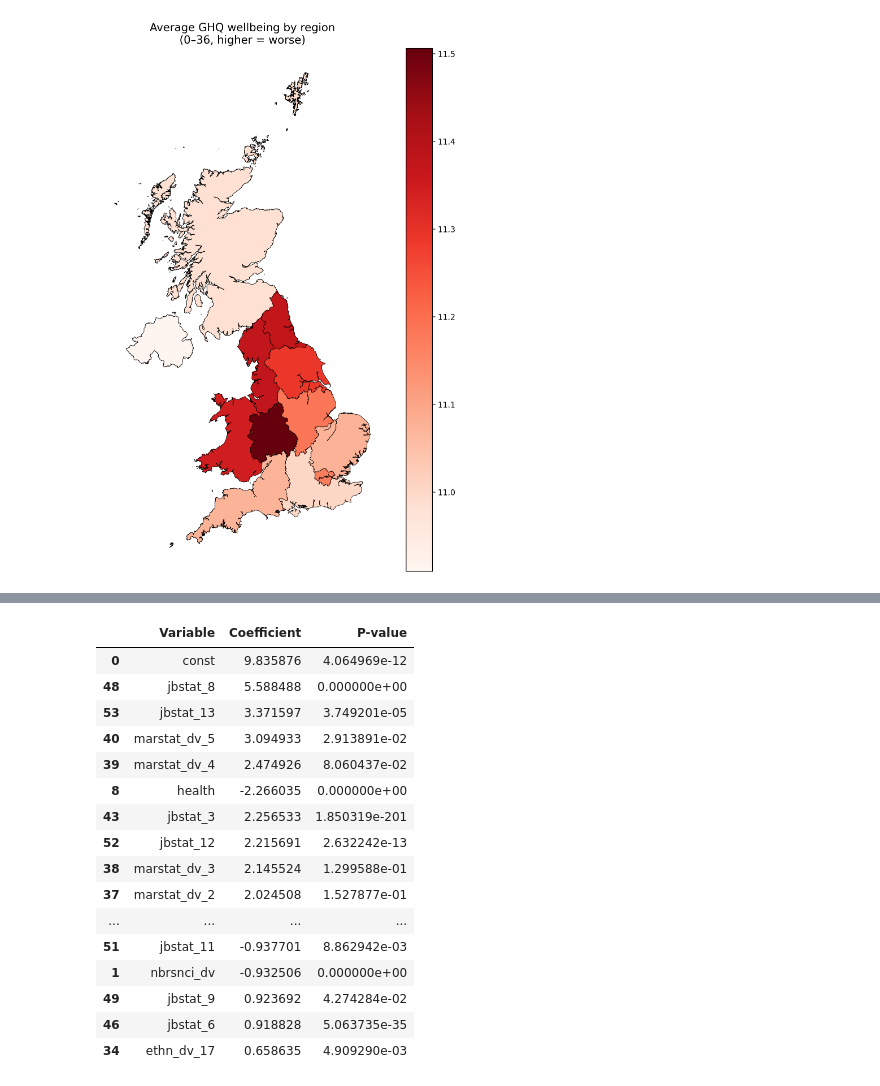
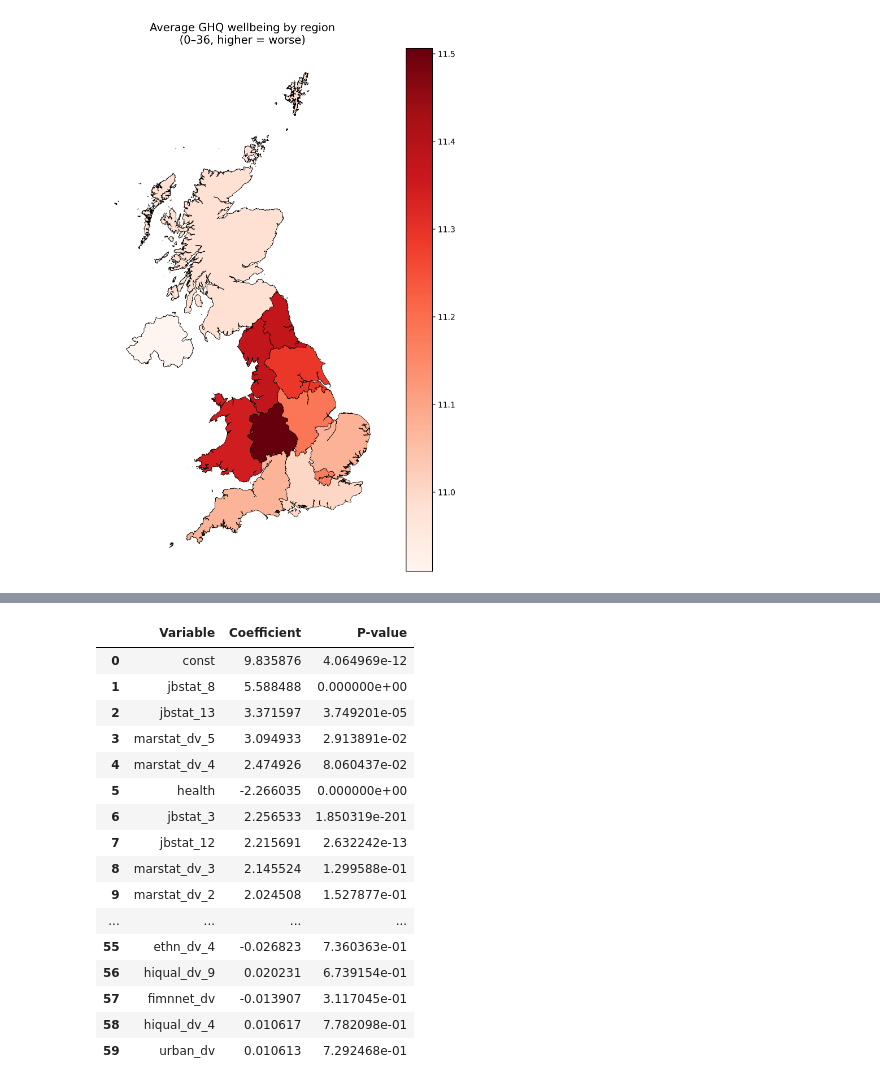
Before and after one commit to arikatz123/ukhls_informal_institutions_project, a Jupyter notebook: notebooks/refined_data_processing.ipynb, the cells around one changed output, grey strips where cells are left out. Saved outputs shown, nothing was run; the diff lists cells and outputs as text; code cells hidden in the pictures.

```diff
--- a/notebooks/refined_data_processing.ipynb
+++ b/notebooks/refined_data_processing.ipynb
@@ -820,31 +750,34 @@ Number of non-zero coefficients: 57
 # %%
 # Run standard linear regression and show coefficients with p-values, sorted by absolute coefficient
 
 X_sm = sm.add_constant(X_processed)
 model = sm.OLS(Y_processed, X_sm).fit()
 results_summary = model.summary2().tables[1]
 
 results_summary = results_summary.rename(columns={"Coef.": "Coefficient", "P>|t|": "P-value"})
 results_summary = results_summary.reset_index().rename(columns={"index": "Variable"})
 results_summary["Abs_Coefficient"] = results_summary["Coefficient"].abs()
 results_summary = results_summary.sort_values(by="Abs_Coefficient", ascending=False)
 
-results_summary[["Variable", "Coefficient", "P-value"]].head(20)
+#reset index
+results_summary = results_summary.reset_index(drop=True)
+
+results_summary[["Variable", "Coefficient", "P-value"]]
 # %% [output]
 |  | Variable | Coefficient | P-value |
 | 0 | const | 9.835876 | 4.064969e-12 |
-| 48 | jbstat_8 | 5.588488 | 0.000000e+00 |
-| 53 | jbstat_13 | 3.371597 | 3.749201e-05 |
-| 40 | marstat_dv_5 | 3.094933 | 2.913891e-02 |
-| 39 | marstat_dv_4 | 2.474926 | 8.060437e-02 |
-| 8 | health | -2.266035 | 0.000000e+00 |
-| 43 | jbstat_3 | 2.256533 | 1.850319e-201 |
-| 52 | jbstat_12 | 2.215691 | 2.632242e-13 |
-| 38 | marstat_dv_3 | 2.145524 | 1.299588e-01 |
-| 37 | marstat_dv_2 | 2.024508 | 1.527877e-01 |
+| 1 | jbstat_8 | 5.588488 | 0.000000e+00 |
+| 2 | jbstat_13 | 3.371597 | 3.749201e-05 |
+| 3 | marstat_dv_5 | 3.094933 | 2.913891e-02 |
+| 4 | marstat_dv_4 | 2.474926 | 8.060437e-02 |
+| 5 | health | -2.266035 | 0.000000e+00 |
+| 6 | jbstat_3 | 2.256533 | 1.850319e-201 |
+| 7 | jbstat_12 | 2.215691 | 2.632242e-13 |
+| 8 | marstat_dv_3 | 2.145524 | 1.299588e-01 |
+| 9 | marstat_dv_2 | 2.024508 | 1.527877e-01 |
 | ... | ... | ... | ... |
-| 51 | jbstat_11 | -0.937701 | 8.862942e-03 |
-| 1 | nbrsnci_dv | -0.932506 | 0.000000e+00 |
-| 49 | jbstat_9 | 0.923692 | 4.274284e-02 |
-| 46 | jbstat_6 | 0.918828 | 5.063735e-35 |
-| 34 | ethn_dv_17 | 0.658635 | 4.909290e-03 |
+| 55 | ethn_dv_4 | -0.026823 | 7.360363e-01 |
+| 56 | hiqual_dv_9 | 0.020231 | 6.739154e-01 |
+| 57 | fimnnet_dv | -0.013907 | 3.117045e-01 |
+| 58 | hiqual_dv_4 | 0.010617 | 7.782098e-01 |
+| 59 | urban_dv | 0.010613 | 7.292468e-01 |
```
Also changed, not shown: parts of 17 cells of this notebook.
